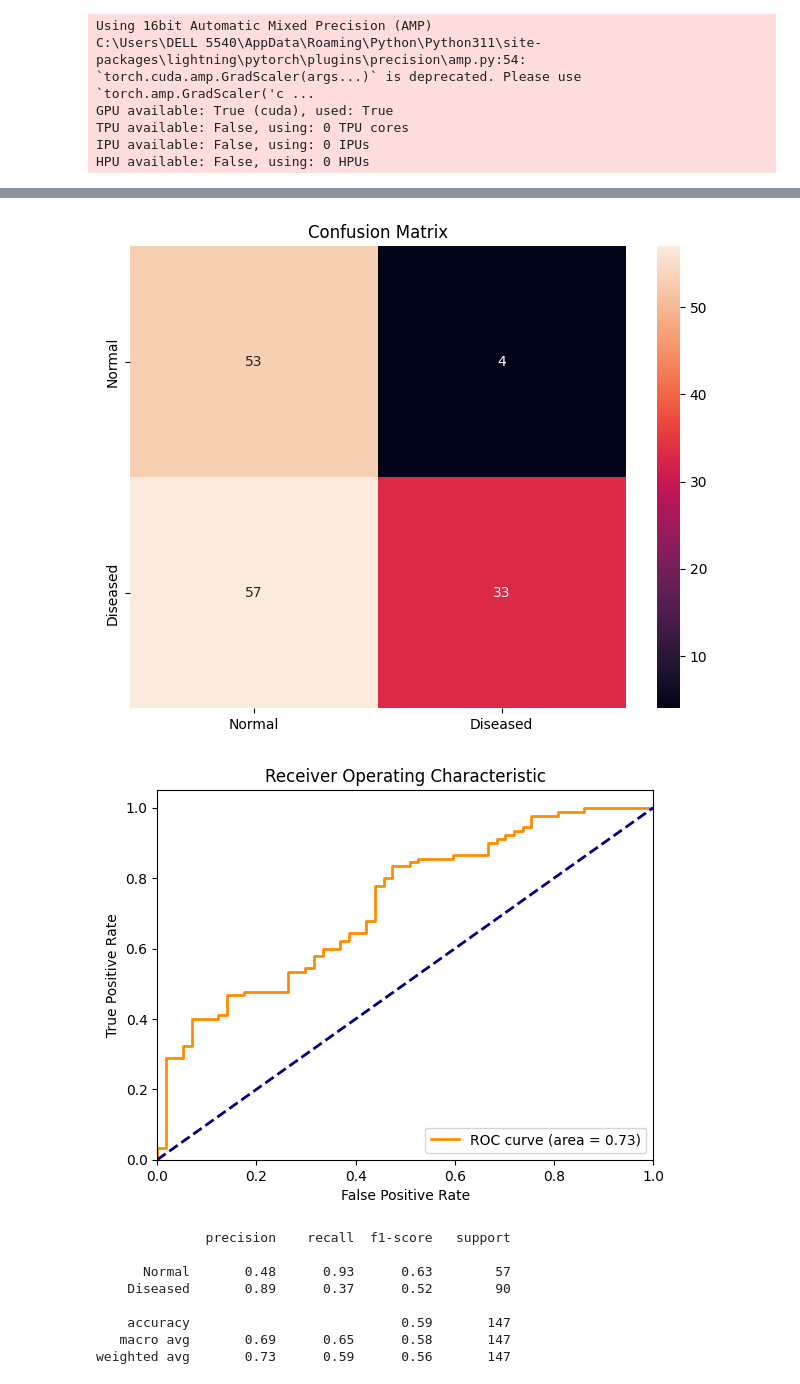
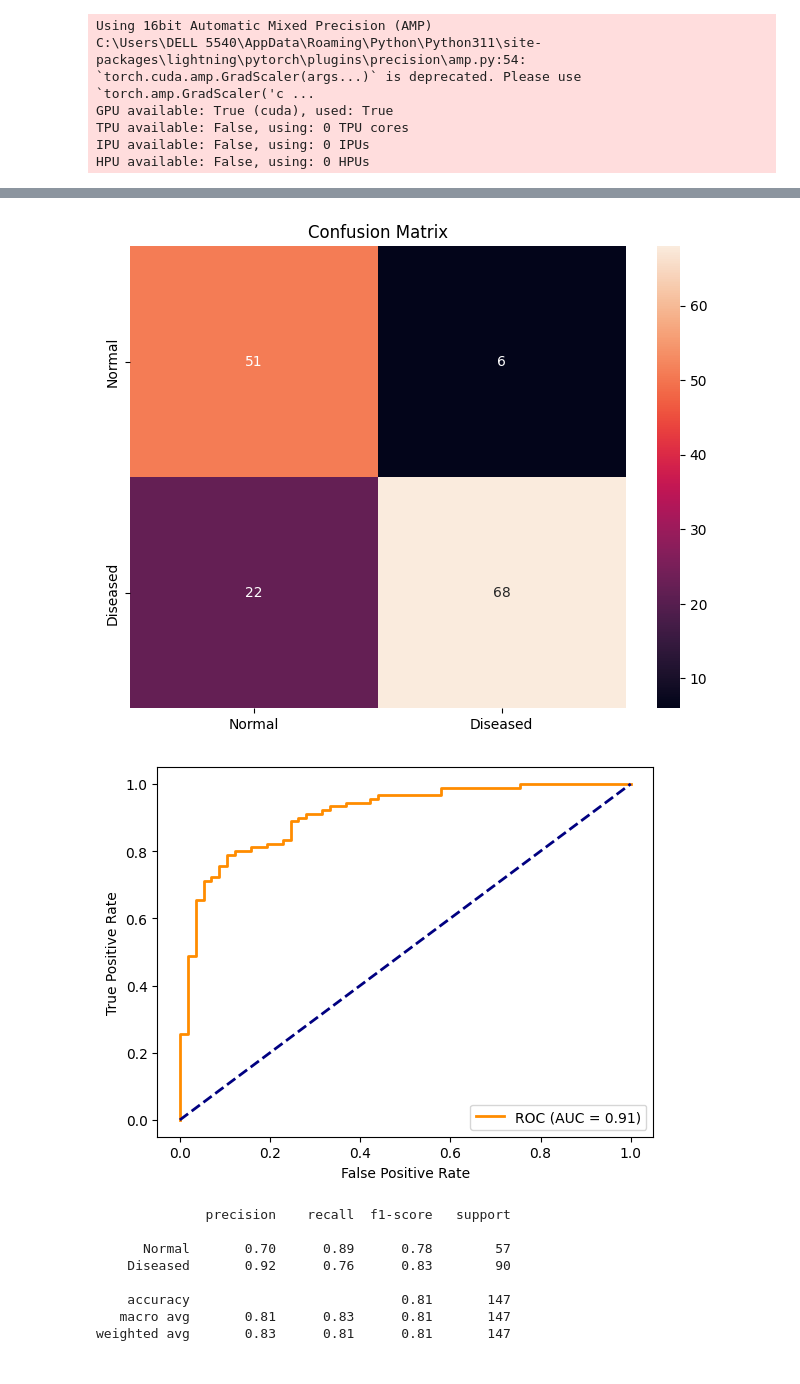
Before and after one commit to Maher1410/Brain-Tumor-Radiology, a Jupyter notebook: test.ipynb, the cells around one changed output, grey strips where cells are left out. Saved outputs shown, nothing was run; the diff lists cells and outputs as text; code cells hidden in the pictures.

```diff
--- a/test.ipynb
+++ b/test.ipynb
@@ -1,5 +1,5 @@
 # %%
-#%% -------- 1. Configuration Cell --------
+#%% -------- 1. Enhanced Configuration Cell --------
 import lightning.pytorch as pl
 import torch
 import torch.nn as nn
@@ -24,7 +24,7 @@ BATCH_SIZE = 32
 NUM_WORKERS = 2
 PRECISION = '16-mixed'
 EPOCHS = 250
-LR = 1e-5
+LR = 3e-5  # Increased learning rate
 WARMUP_EPOCHS = 3
 DATA_ROOT = "C:\\Users\\DELL 5540\\Desktop\\Brachial Plexus\\1st Classification"
 SPLIT_ROOT = "C:\\Users\\DELL 5540\\Desktop\\Brachial Plexus\\Split_Dataset"
@@ -38,7 +38,7 @@ pl.seed_everything(SEED)
 Seed set to 42
 42
 # %%
-#%% -------- 2. Data Preparation Cell --------
+#%% -------- 2. Enhanced Data Preparation Cell --------
 def prepare_dataset():
     splitfolders.ratio(
         DATA_ROOT,
@@ -52,33 +52,35 @@ def prepare_dataset():
 if not os.path.exists(os.path.join(SPLIT_ROOT, 'train')):
     prepare_dataset()
 
-# MRI-specific transforms
+# Enhanced MRI-specific transforms
 train_transform = transforms.Compose([
     transforms.Grayscale(num_output_channels=3),
     transforms.Resize(IMG_SIZE),
     transforms.RandomHorizontalFlip(),
     transforms.RandomRotation(15),
     transforms.RandomAffine(degrees=0, translate=(0.1, 0.1), scale=(0.9, 1.1)),
+    transforms.GaussianBlur(kernel_size=3),
+    transforms.RandomAdjustSharpness(sharpness_factor=2),
     transforms.ColorJitter(brightness=0.2, contrast=0.2),
     transforms.ToTensor(),
-    transforms.Normalize([0.5], [0.5])
+    transforms.Normalize([0.5]*3, [0.5]*3)  # Fixed normalization for 3 channels
 ])
 
 val_transform = transforms.Compose([
     transforms.Grayscale(num_output_channels=3),
     transforms.Resize(IMG_SIZE),
     transforms.ToTensor(),
-    transforms.Normalize([0.5], [0.5])
+    transforms.Normalize([0.5]*3, [0.5]*3)
 ])
 
-# Load datasets from split directories
+# Load datasets
 train_dataset = ImageFolder(os.path.join(SPLIT_ROOT, 'train'), train_transform)
 val_dataset = ImageFolder(os.path.join(SPLIT_ROOT, 'val'), val_transform)
 test_dataset = ImageFolder(os.path.join(SPLIT_ROOT, 'test'), val_transform)
 
-# Class balancing
+# Class balancing with pos_weight
 class_counts = np.bincount(train_dataset.targets)
-class_weights = 1. / torch.tensor(class_counts, dtype=torch.float32)
+pos_weight = torch.tensor([class_counts[0]/class_counts[1]], dtype=torch.float32)
 samples_weights = class_weights[train_dataset.targets]
 sampler = WeightedRandomSampler(samples_weights, len(samples_weights), replacement=True)
 # %%
@@ -354,59 +320,55 @@ plot_training_curves()
 # %%
-#%% -------- 8. Evaluation Cell --------
-test_loader = DataLoader(
-    test_dataset,
-    batch_size=BATCH_SIZE,
-    num_workers=NUM_WORKERS,
-    pin_memory=True
-)
-
+#%% -------- 7. Enhanced Evaluation with TTA --------
 def evaluate():
+    best_model.eval()
     all_preds = []
     all_probs = []
     all_targets = []
 
-    best_model.eval()
     with torch.no_grad():
         for x, y in test_loader:
             x, y = x.to(best_model.device), y.to(best_model.device)
-            probs = best_model(x)
+
+            # Test-time augmentation
+            logits = best_model(x)
+            logits_flipped = best_model(torch.flip(x, [3]))  # Horizontal flip
+            avg_logits = (logits + logits_flipped) / 2
+
+            probs = torch.sigmoid(avg_logits)
             preds = (probs > 0.5).float()
+
             all_probs.extend(probs.cpu().numpy())
             all_preds.extend(preds.cpu().numpy())
             all_targets.extend(y.cpu().numpy())
 
-    # Confusion Matrix
+    # Visualization and metrics
     cm = confusion_matrix(all_targets, all_preds)
     plt.figure(figsize=(8,6))
     sns.heatmap(cm, annot=True, fmt='d', xticklabels=class_names, yticklabels=class_names)
     plt.title('Confusion Matrix')
     plt.show()
 
-    # ROC Curve
     fpr, tpr, _ = roc_curve(all_targets, all_probs)
     roc_auc = auc(fpr, tpr)
     plt.figure()
-    plt.plot(fpr, tpr, color='darkorange', lw=2, label=f'ROC curve (area = {roc_auc:.2f})')
+    plt.plot(fpr, tpr, color='darkorange', lw=2, label=f'ROC (AUC = {roc_auc:.2f})')
     plt.plot([0, 1], [0, 1], color='navy', lw=2, linestyle='--')
-    plt.xlim([0.0, 1.0])
-    plt.ylim([0.0, 1.05])
     plt.xlabel('False Positive Rate')
     plt.ylabel('True Positive Rate')
-    plt.title('Receiver Operating Characteristic')
     plt.legend(loc="lower right")
     plt.show()
 
     print(classification_report(all_targets, all_preds, target_names=class_names))
 
 evaluate()
 # %% [output]
-[figure, old version]
+[figure, new version]
-[figure, old version]
+[figure, new version]
               precision    recall  f1-score   support
 
-      Normal       0.48      0.93      0.63        57
-    Diseased       0.89      0.37      0.52        90
+      Normal       0.70      0.89      0.78        57
+    Diseased       0.92      0.76      0.83        90
 
-    accuracy                           0.59       147
-   macro avg       0.69      0.65      0.58       147
-weighted avg       0.73      0.59      0.56       147
+    accuracy                           0.81       147
+   macro avg       0.81      0.83      0.81       147
+weighted avg       0.83      0.81      0.81       147
```
Also changed, not shown: parts of 6 cells of this notebook.
